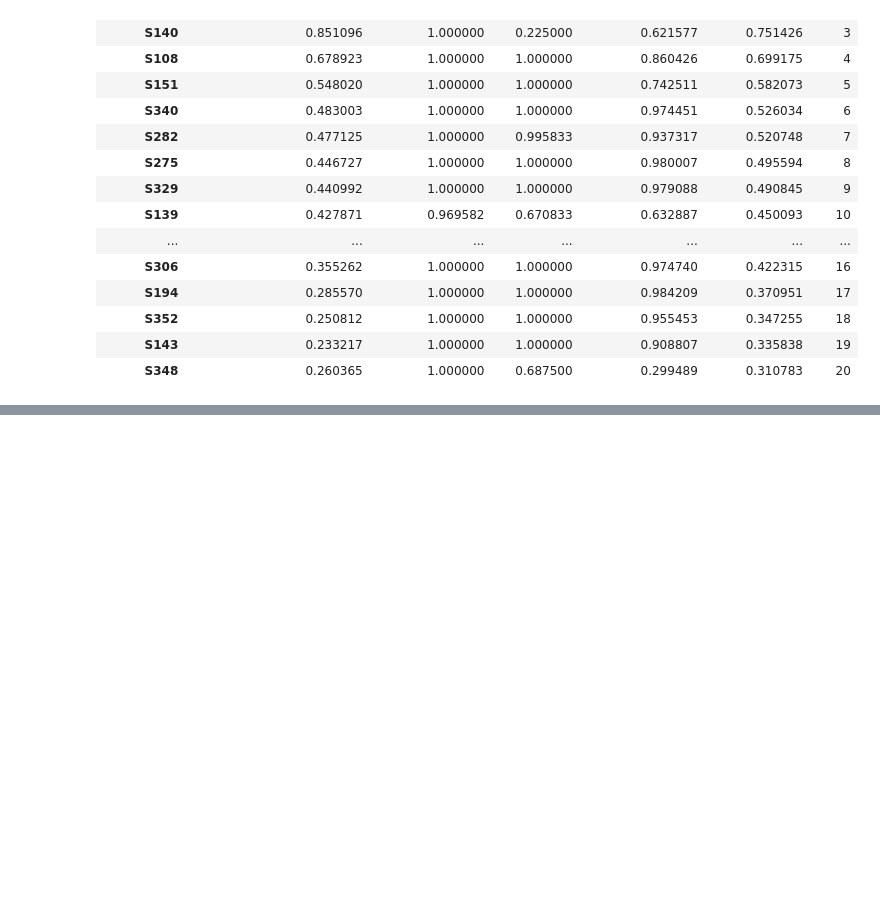
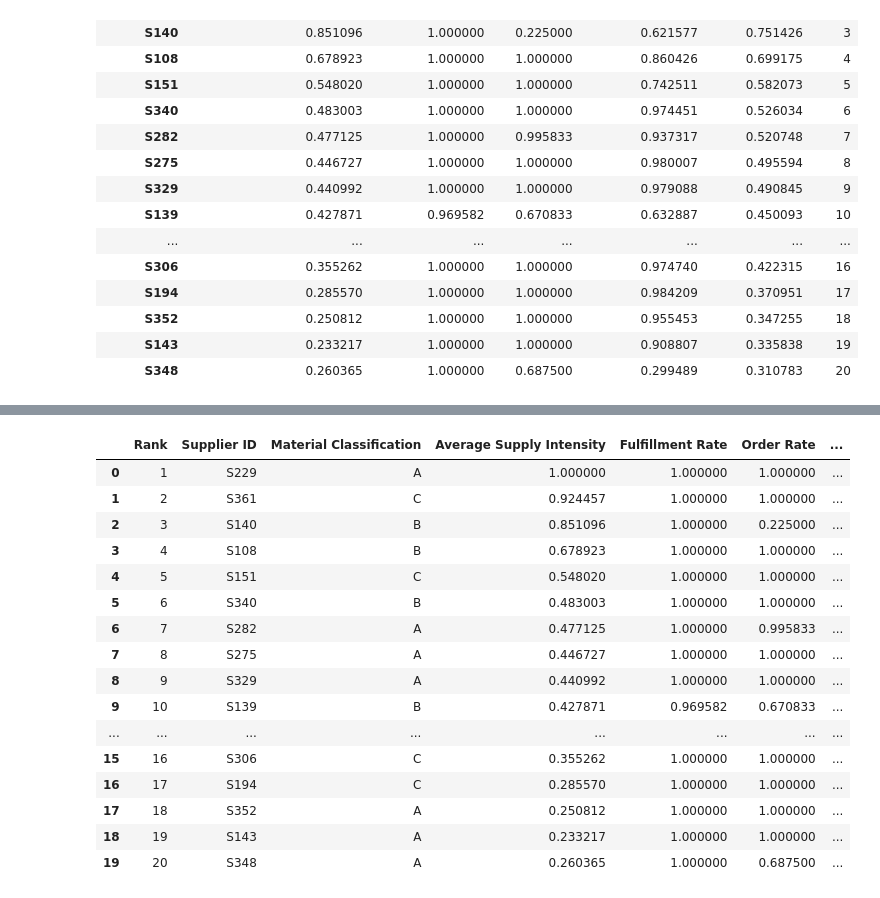
Before and after one commit to shuoshuof/Optimization-Project, a Jupyter notebook: code/q1.ipynb, the cells around one changed output, grey strips where cells are left out. Saved outputs shown, nothing was run; the diff lists cells and outputs as text; code cells hidden in the pictures; blank space fills up the shorter version.

```diff
--- a/code/code.ipynb
+++ b/code/q1.ipynb
@@ -797,3 +797,63 @@ S151                         0.548020          1.000000    1.000000           0.
 | S352 | 0.250812 | 1.000000 | 1.000000 | 0.955453 | 0.347255 | 18 |
 | S143 | 0.233217 | 1.000000 | 1.000000 | 0.908807 | 0.335838 | 19 |
 | S348 | 0.260365 | 1.000000 | 0.687500 | 0.299489 | 0.310783 | 20 |
+# %%
+# Export ranked suppliers with their material classification
+
+# Get column names from original data (handle potential variations in column names)
+supplier_id_col = '供应商ID'
+material_col = '材料分类'
+
+# Check if columns exist in data_order
+available_cols = data_order.columns.tolist()
+print("Available columns in data_order:", available_cols[:5])  # Print first 5 columns for reference
+
+# Create export dataframe
+export_data = topsis_ranking.copy()
+
+# Add supplier information from original data
+# Map supplier ID to material classification
+supplier_material_map = dict(zip(data_order[supplier_id_col], data_order[material_col]))
+
+# Add material classification column
+export_data['Material Classification'] = export_data.index.map(supplier_material_map)
+
+# Reset index to make Supplier ID a column
+export_data.reset_index(inplace=True)
+export_data.rename(columns={'index': 'Supplier ID'}, inplace=True)
+
+# Reorder columns: Rank, Supplier ID, Material Classification, Metrics, TOPSIS Score
+cols = ['Rank', 'Supplier ID', 'Material Classification'] + \
+       [col for col in export_data.columns if col not in ['Rank', 'Supplier ID', 'Material Classification', 'TOPSIS Score']] + \
+       ['TOPSIS Score']
+export_data = export_data[cols]
+
+# Export to Excel
+output_path = '../resource/supplier_ranking_results.xlsx'
+export_data.to_excel(output_path, index=False, sheet_name='TOPSIS Ranking')
+
+print(f"\n{'='*70}")
+print(f"✓ Ranking results exported successfully!")
+print(f"{'='*70}")
+print(f"File path: {output_path}")
+print(f"Total suppliers: {len(export_data)}")
+print(f"\nColumns in exported file:")
+for i, col in enumerate(export_data.columns, 1):
+    print(f"  {i}. {col}")
+
+# Display statistics by material classification
+print(f"\n{'='*70}")
+print("Statistics by Material Classification")
+print(f"{'='*70}")
+material_stats = export_data.groupby('Material Classification').agg({
+    'TOPSIS Score': ['count', 'mean', 'std', 'min', 'max'],
+    'Rank': ['min', 'max']
+})
+print(material_stats.to_string())
+
+# Display top 20 suppliers
+print(f"\n{'='*70}")
+print("Top 20 Suppliers (Preview)")
+print(f"{'='*70}")
+export_data.head(20)
+# %% [output]
@@ -799,0 +877,17 @@ S151                         0.548020          1.000000    1.000000           0.
+|  | Rank | Supplier ID | Material Classification | Average Supply Intensity | Fulfillment Rate | Order Rate | ... |
+| 0 | 1 | S229 | A | 1.000000 | 1.000000 | 1.000000 | ... |
+| 1 | 2 | S361 | C | 0.924457 | 1.000000 | 1.000000 | ... |
+| 2 | 3 | S140 | B | 0.851096 | 1.000000 | 0.225000 | ... |
+| 3 | 4 | S108 | B | 0.678923 | 1.000000 | 1.000000 | ... |
+| 4 | 5 | S151 | C | 0.548020 | 1.000000 | 1.000000 | ... |
+| 5 | 6 | S340 | B | 0.483003 | 1.000000 | 1.000000 | ... |
+| 6 | 7 | S282 | A | 0.477125 | 1.000000 | 0.995833 | ... |
+| 7 | 8 | S275 | A | 0.446727 | 1.000000 | 1.000000 | ... |
+| 8 | 9 | S329 | A | 0.440992 | 1.000000 | 1.000000 | ... |
+| 9 | 10 | S139 | B | 0.427871 | 0.969582 | 0.670833 | ... |
+| ... | ... | ... | ... | ... | ... | ... | ... |
+| 15 | 16 | S306 | C | 0.355262 | 1.000000 | 1.000000 | ... |
+| 16 | 17 | S194 | C | 0.285570 | 1.000000 | 1.000000 | ... |
+| 17 | 18 | S352 | A | 0.250812 | 1.000000 | 1.000000 | ... |
+| 18 | 19 | S143 | A | 0.233217 | 1.000000 | 1.000000 | ... |
+| 19 | 20 | S348 | A | 0.260365 | 1.000000 | 0.687500 | ... |
```
Also changed, not shown: parts of 1 cell of this notebook, 3 other files.
